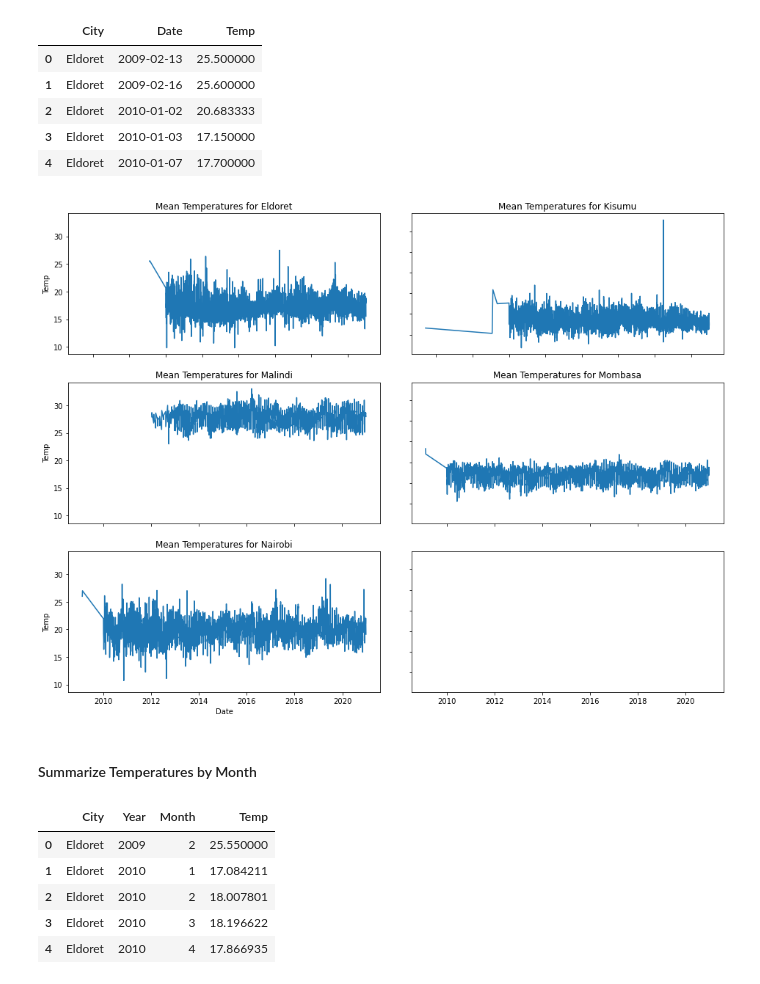
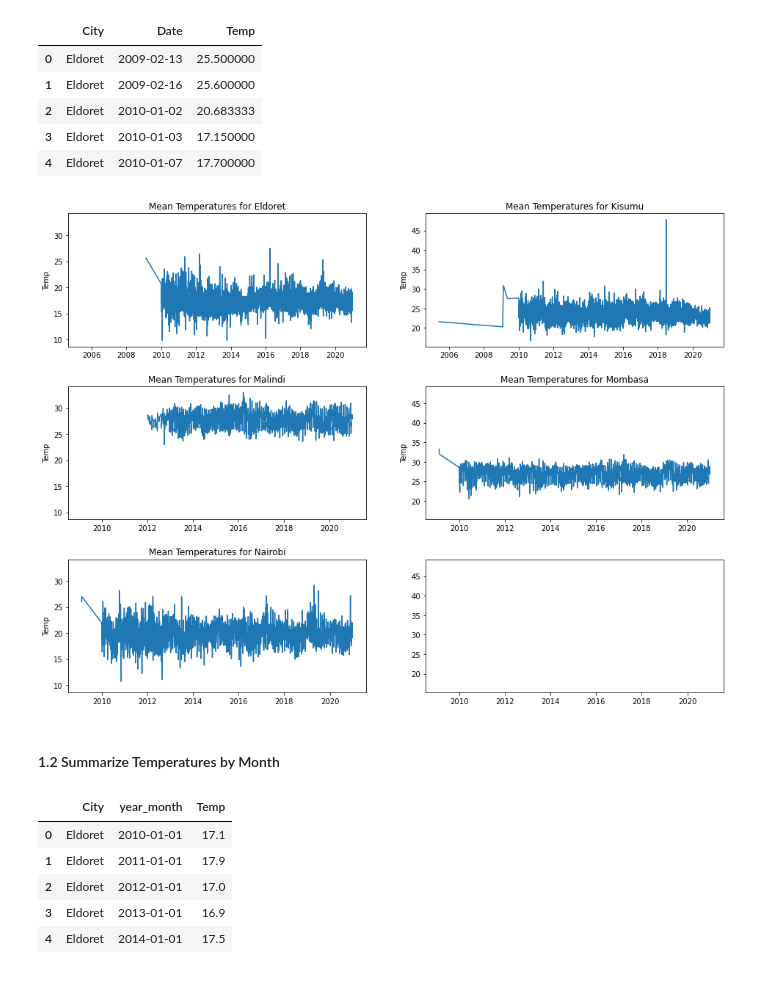
Before and after one commit to wkirui/Weather-Data-Analysis, a Jupyter notebook: Weather Scraper.ipynb, the cells around one changed output. Drawn from its saved outputs; the diff is of its cells as text; code cells hidden in the pictures.

```diff
--- a/Weather Scraper.ipynb
+++ b/Weather Scraper.ipynb
@@ -140,10 +150,11 @@ data[data['City']=='Nyeri'].head()
 # %%
 # split time into date & time
 clean_data = data.copy()
-clean_data[['Date','Time']] = clean_data['Time'].str.split(" ",expand=True)
+clean_data[['Date','time']] = clean_data['Time'].str.split(" ",expand=True)
 
 # clean date
 clean_data['Date'] = pd.to_datetime(clean_data['Date'])
+clean_data['year_month'] = clean_data['Date'].dt.strftime('%m-%Y')
 clean_data['Year'] = clean_data['Date'].dt.year
 clean_data['Month'] = clean_data['Date'].dt.month
 clean_data['Day'] = clean_data['Date'].dt.day
@@ -173,36 +182,39 @@ city_temp_by_date.head()
 # %%
 # plot mean temperatures by city
 cities = [x for x in city_temp_by_date['City'].unique()]
 
 fig = plt.figure(figsize=(16,12))
-gs = fig.add_gridspec(3, 2, hspace=0.2, wspace=0.1)
+gs = fig.add_gridspec(3, 2, hspace=0.3, wspace=0.2)
 (ax1,ax2),(ax3,ax4), (ax5, ax6) = gs.subplots(sharey='col',sharex='row')
 
 # get axes list
 axes_list = [x for x in fig.axes]
 
 # plot data
 for i in range(len(cities)):
     filtered_data = city_temp_by_date[city_temp_by_date['City']==cities[i]]
     sns.lineplot(x='Date',y='Temp',data = filtered_data,ax=axes_list[i])
     axes_list[i].set_title('Mean Temperatures for ' + cities[i])
+    axes_list[i].set_xlabel('')
 
 
 # remove inside labels
-for ax in axes_list:
-    ax.label_outer()
+# for ax in axes_list:
+#     ax.label_outer()
 # %% [output]
-[figure, old version]
+[figure, new version]
 # %% [markdown]
-#### Summarize Temperatures by Month
+#### 1.2 Summarize Temperatures by Month
 # %%
-city_temp_by_month = clean_data.groupby(['City','Year','Month'])['T'].mean().rename('Temp').reset_index()
-city_temp_by_month = city_temp_by_month.sort_values(by=['City','Year','Month'], ascending=True)
-city_temp_by_month.head()
+city_temp_by_month = clean_data.groupby(['City','year_month'])['T'].mean().rename('Temp').reset_index()
+city_temp_by_month = city_temp_by_month.sort_values(by=['City','year_month',], ascending=True)
+city_temp_by_month['Temp'] = np.round(city_temp_by_month['Temp'],1)
+city_temp_by_month['year_month'] = pd.to_datetime(city_temp_by_month['year_month'])
+city_temp_by_month.head(5)
 # %% [output]
-|  | City | Year | Month | Temp |
-| 0 | Eldoret | 2009 | 2 | 25.550000 |
-| 1 | Eldoret | 2010 | 1 | 17.084211 |
-| 2 | Eldoret | 2010 | 2 | 18.007801 |
-| 3 | Eldoret | 2010 | 3 | 18.196622 |
-| 4 | Eldoret | 2010 | 4 | 17.866935 |
+|  | City | year_month | Temp |
+| 0 | Eldoret | 2010-01-01 | 17.1 |
+| 1 | Eldoret | 2011-01-01 | 17.9 |
+| 2 | Eldoret | 2012-01-01 | 17.0 |
+| 3 | Eldoret | 2013-01-01 | 16.9 |
+| 4 | Eldoret | 2014-01-01 | 17.5 |
```
Also changed, not shown: parts of 33 cells of this notebook.
